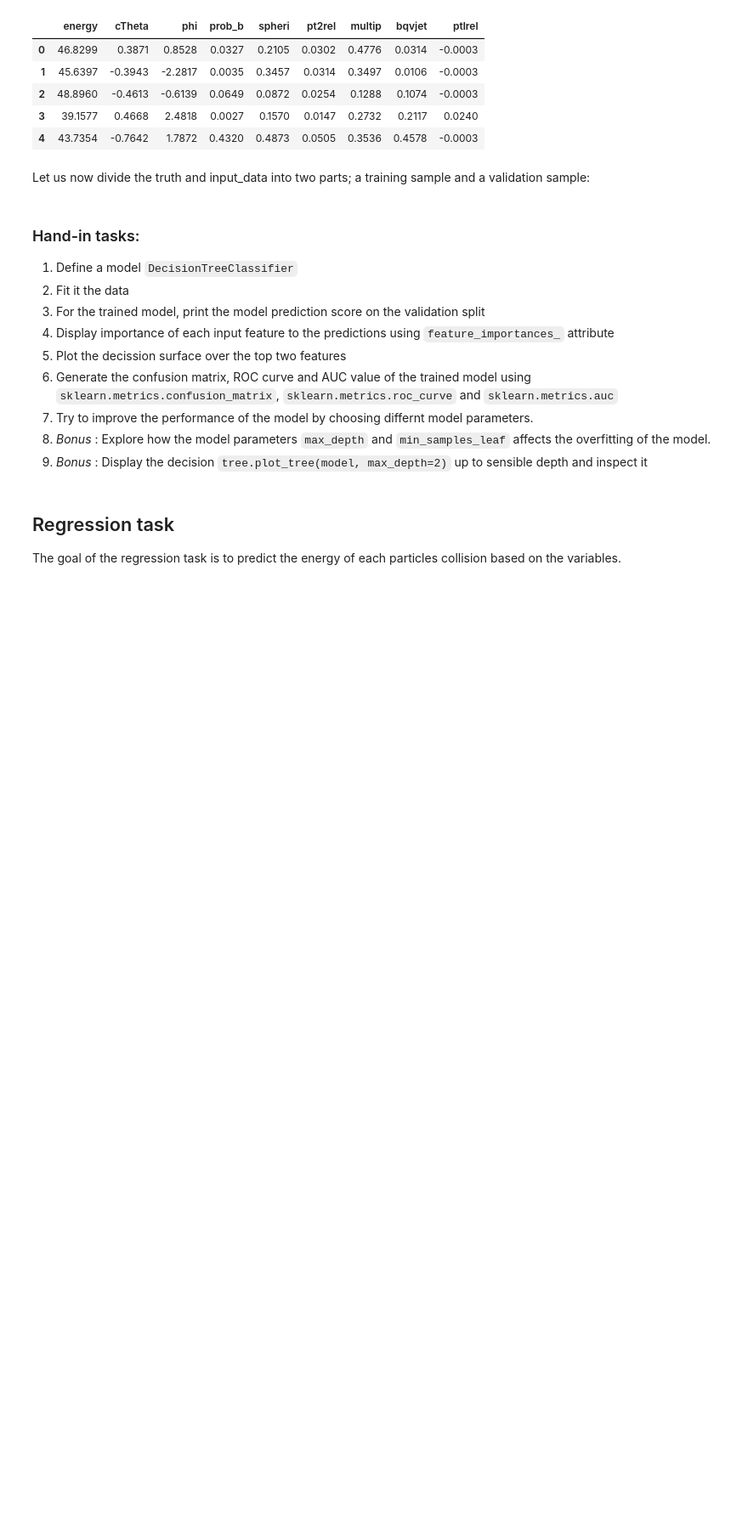
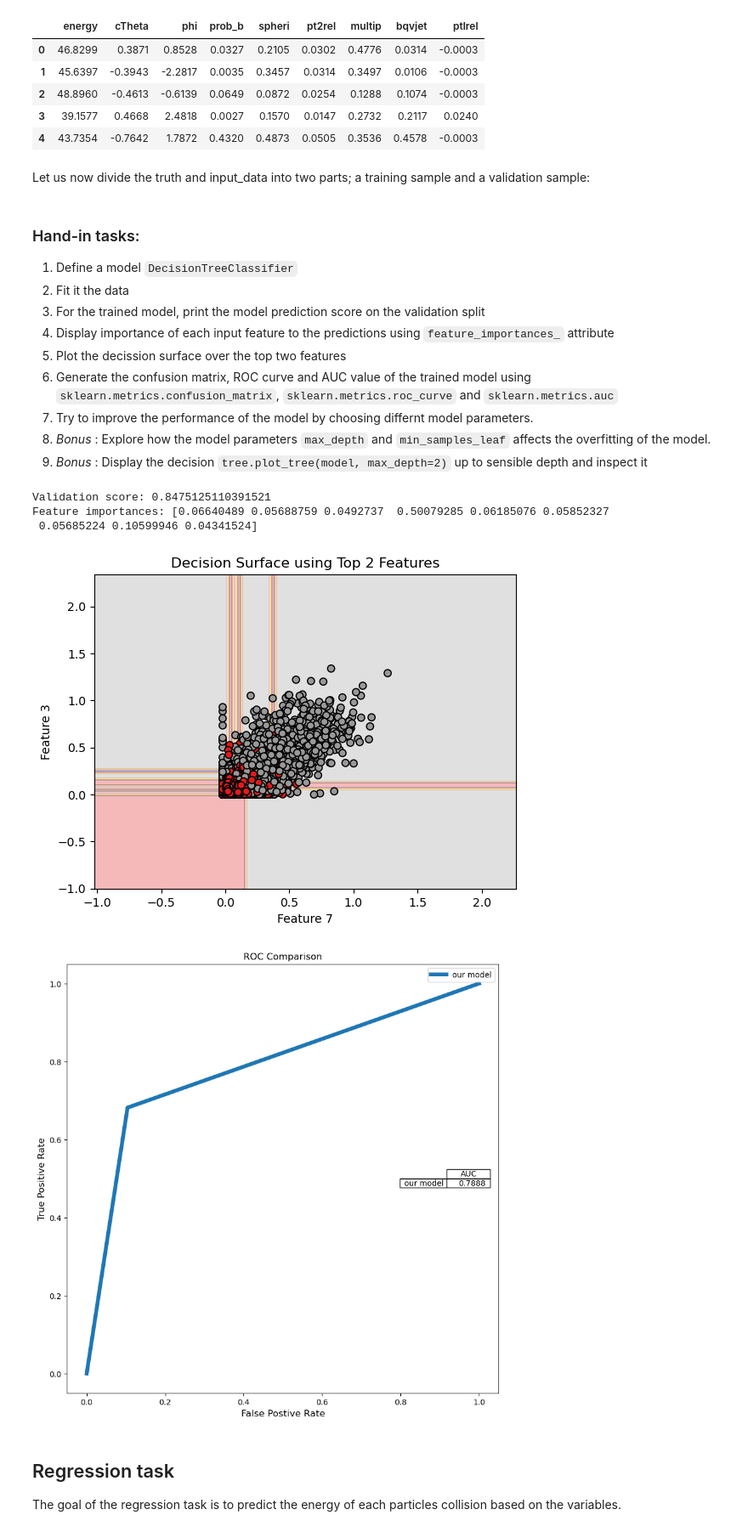
Before and after one commit to Tietgen-ITU/applied-artificial-intelligence, a Jupyter notebook: exercises/lecture-07/DTs_LEPCollisions.ipynb, the cells around one changed output. Shown: that part at 85% size. Saved outputs shown, nothing was run; the diff lists cells and outputs as text; code cells hidden in the pictures; blank space fills up the shorter version.

```diff
--- a/exercises/lecture-07/DTs_LEPCollisions.ipynb
+++ b/exercises/lecture-07/DTs_LEPCollisions.ipynb
@@ -15,7 +15,7 @@ from sklearn.metrics import roc_curve, auc, confusion_matrix
 # %% [markdown]
 Load dataset
 # %%
-dataset_path = 'Aleph_dataset.csv'
+dataset_path = 'data/Aleph_dataset.csv'
 data = pd.read_csv(dataset_path, index_col = 0)
 
 data.head()
@@ -74,3 +72,70 @@ input_train, input_validation, truth_train, truth_validation = train_test_split(
+# %%
+# Step 1: Define the model
+model = DecisionTreeClassifier()
+
+# Step 2: Fit the model
+model.fit(input_train, truth_train)
+
+# Step 3: Print accuracy on validation set
+print("Validation score:", model.score(input_validation, truth_validation))
+
+# Step 4: Print feature importances
+print("Feature importances:", model.feature_importances_)
+
+# Step 5: Plot decision surface using top 2 features
+# -----------------------------------------------
+# Get top 2 most important feature indices
+top2_indices = np.argsort(model.feature_importances_)[-2:]
+
+# Slice top 2 features using .iloc
+X_train_top2 = input_train.iloc[:, top2_indices]
+
+# Train a new model on only the top 2 features
+model_top2 = DecisionTreeClassifier()
+model_top2.fit(X_train_top2, truth_train)
+
+# Plot decision boundary
+disp = sk.inspection.DecisionBoundaryDisplay.from_estimator(
+    model_top2, X_train_top2, response_method="predict", cmap=plt.cm.Set1, alpha=0.3
+)
+
+# Plot validation points
+xval1 = X_train_top2.iloc[:, 0]
+xval2 = X_train_top2.iloc[:, 1]
+disp.ax_.scatter(xval1, xval2, c=truth_train, edgecolor='k', cmap=plt.cm.Set1)
+disp.ax_.set_xlabel(f"Feature {top2_indices[0]}")
+disp.ax_.set_ylabel(f"Feature {top2_indices[1]}")
+disp.ax_.set_title("Decision Surface using Top 2 Features")
+plt.show()
+
+## Step 6:
+predictionsValidation = model.predict(input_validation)
+fpr, tpr, _ = roc_curve(truth_validation, predictionsValidation)
+fig = plt.figure(figsize = [10,10])
+plt.title('ROC Comparison', size = 12)
+plt.plot(fpr,tpr, label = 'our model', linewidth=5)
+plt.legend()
+plt.xlabel('False Postive Rate', size = 12)
+plt.ylabel('True Positive Rate', size = 12)
+
+
+auc_score = auc(fpr,tpr)
+row_labels=['our model']
+table_vals=[[round(auc_score,5)]]
+col_labels=['AUC']
+the_table = plt.table(cellText=table_vals,
+            colWidths = [0.1]*3,
+            rowLabels=row_labels,
+            colLabels=col_labels,
+            loc='center right')
+
+## Step 7:
+# %% [output]
+Validation score: 0.8475125110391521
+Feature importances: [0.06640489 0.05688759 0.0492737  0.50079285 0.06185076 0.05852327
+ 0.05685224 0.10599946 0.04341524]
+[figure, added]
+[figure, added]
 # %% [markdown]
 ## Regression task
 
```
Also changed, not shown: parts of 15 cells of this notebook, 1 other file.
